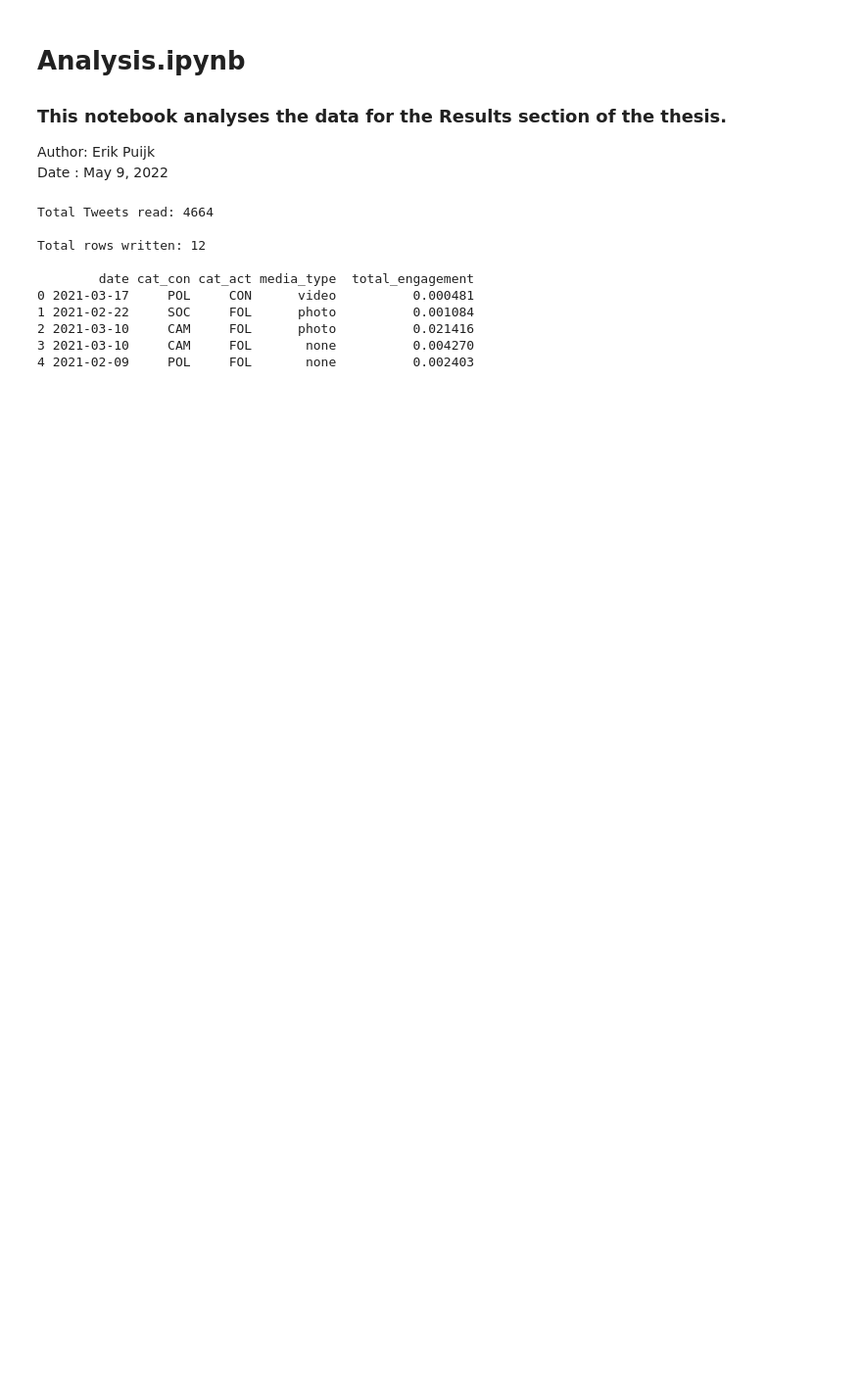
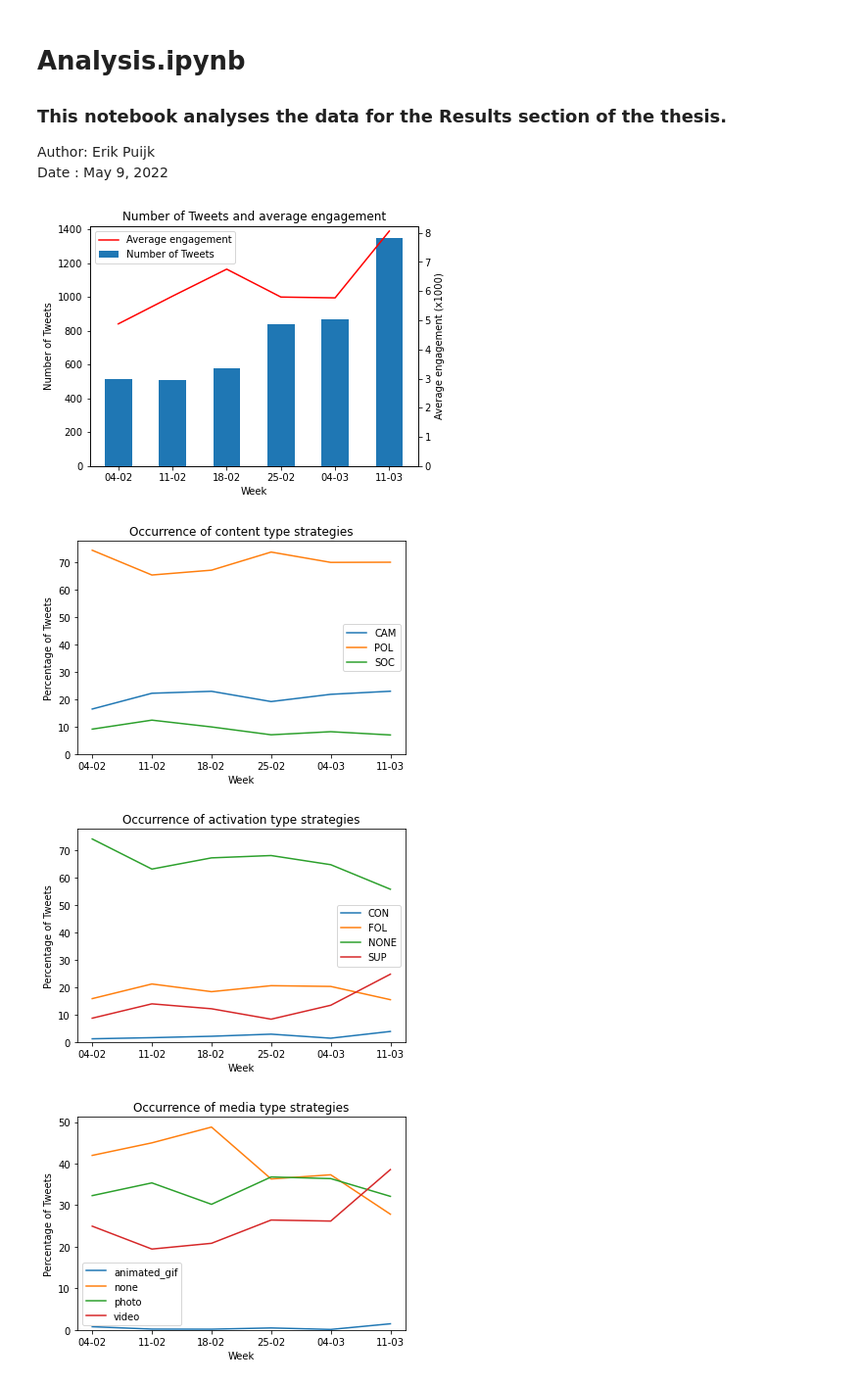
Before and after one commit to erikpu/political-messaging, a Jupyter notebook: Analysis.ipynb, the cells around one changed output. Shown at 98% size. Drawn from its saved outputs; the diff is of its cells as text; code cells hidden in the pictures; blank space fills up the shorter version.

Commit message:
Results v2

```diff
--- a/Analysis.ipynb
+++ b/Analysis.ipynb
@@ -40,3 +41,8 @@ def write_csv(headers, rows, path):
+# %%
+def fix_date(date):
+    """ Takes a date in the format yyyy-mm-dd and returns date in format dd-mm. """
+
+    return str(date)[5:10][3:] + '-' + str(date)[5:10][:2]
 # %%
 def average_engagement(tweets):
     """ Count the occurrences and average engagement of each category. """
@@ -68,0 +92,29 @@ def engagement_per_day(tweets):
+# %%
+def plot_categories(ylabel, title, x, y, labels, interval, filename):
+    """ Plot the occurrence of messaging strategies relative to the total number of Tweets posted in the time
+    interval. """
+
+    fig, ax = plt.subplots(figsize = (6, 4))
+
+    # Multiply ratios in y by 100 to get a percentage
+    if len(labels) == 0:
+        ax.plot([fix_date(date) for date in x], [number*100 for number in y])
+    else:
+        for i, label in enumerate(labels):
+            ax.plot([fix_date(date) for date in x],[[number*100 for number in lst][i] for lst in y], label=label)
+
+    if interval == 'day':
+        plt.xticks(np.arange(0, len(x), 7.0))
+
+    # Set labels and title
+    ax.set_xlabel(interval.capitalize())
+    ax.set_ylabel(ylabel)
+    ax.set_ylim(ymin=0)
+    plt.title(title)
+
+    # Only generate legend if more than one labels
+    if len(labels) > 0:
+        ax.legend()
+
+    plt.savefig('results/%s_%s.png' % (filename, interval))
+    plt.show()
@@ -69,21 +186,14 @@ def engagement_per_day(tweets):
 # %%
 tweets = read_tweets('source/tweets_all_labeled.txt')
 tweets_pd = pd.DataFrame(tweets)
 
 # Show the number of Tweets and average engagement per messaging strategy
 average_engagement(tweets_pd)
 
-engagement_per_day(tweets_pd)
-
-#tweets_pd
+engagement_per_week(tweets_pd, 'week')
+#engagement_per_week(tweets_pd, 'day')
 # %% [output]
-Total Tweets read: 4664
-
-Total rows written: 12
-
-        date cat_con cat_act media_type  total_engagement
-0 2021-03-17     POL     CON      video          0.000481
-1 2021-02-22     SOC     FOL      photo          0.001084
-2 2021-03-10     CAM     FOL      photo          0.021416
-3 2021-03-10     CAM     FOL       none          0.004270
-4 2021-02-09     POL     FOL       none          0.002403
+[figure, added]
+[figure, added]
+[figure, added]
+[figure, added]
```
Also changed, not shown: parts of 7 cells of this notebook, 8 other files.
